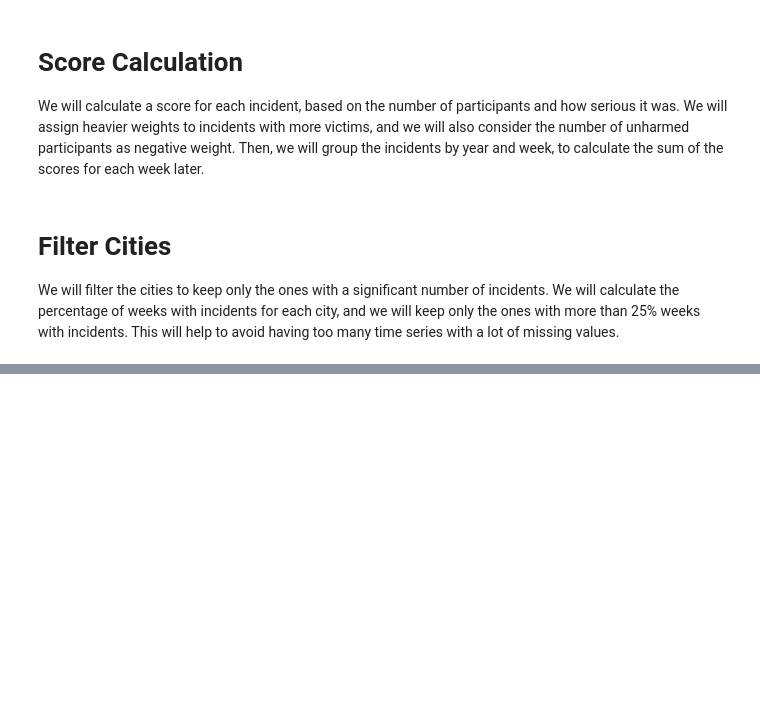
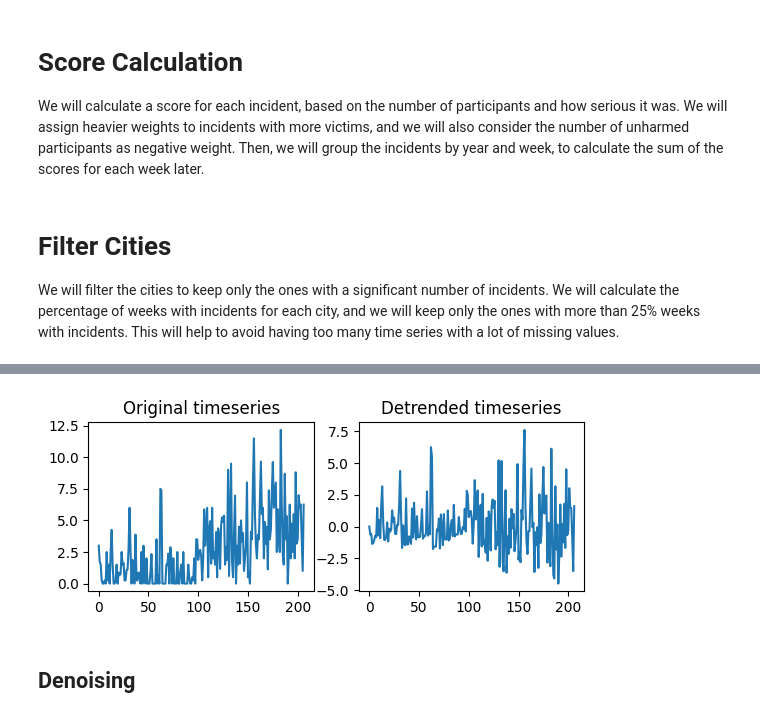
Before and after one commit to Alexthw46/DataMiningProject, a Jupyter notebook: TASK_4/time_series.ipynb, the cells around one changed output, grey strips where cells are left out. Saved outputs shown, nothing was run; the diff lists cells and outputs as text; code cells hidden in the pictures; blank space fills up the shorter version.

```diff
--- a/TASK_4/time_series.ipynb
+++ b/TASK_4/time_series.ipynb
@@ -135,0 +169,19 @@ time_series.fillna(0, inplace=True)
+# %%
+#Detrend example timeseries
+
+ts_example_detrend = ts_example - ts_example.rolling(window=12, min_periods=1).mean()
+#Plot original and detrended timeseries.
+
+fig, (ax1, ax2) = plt.subplots(1,2)
+ax1.plot(ts_example.to_numpy())
+ax1.set_title('Original timeseries')
+ax1.set_box_aspect(3/4)
+
+
+ax2.plot(ts_example_detrend.to_numpy())
+ax2.set_title('Detrended timeseries')
+ax2.set_box_aspect(3/4)
+
+plt.show()
+# %% [output]
+[figure, added]
@@ -135,0 +192,2 @@ time_series.fillna(0, inplace=True)
+# %% [markdown]
+## Denoising
```
Also changed, not shown: parts of 13 cells of this notebook, 1 other file.
